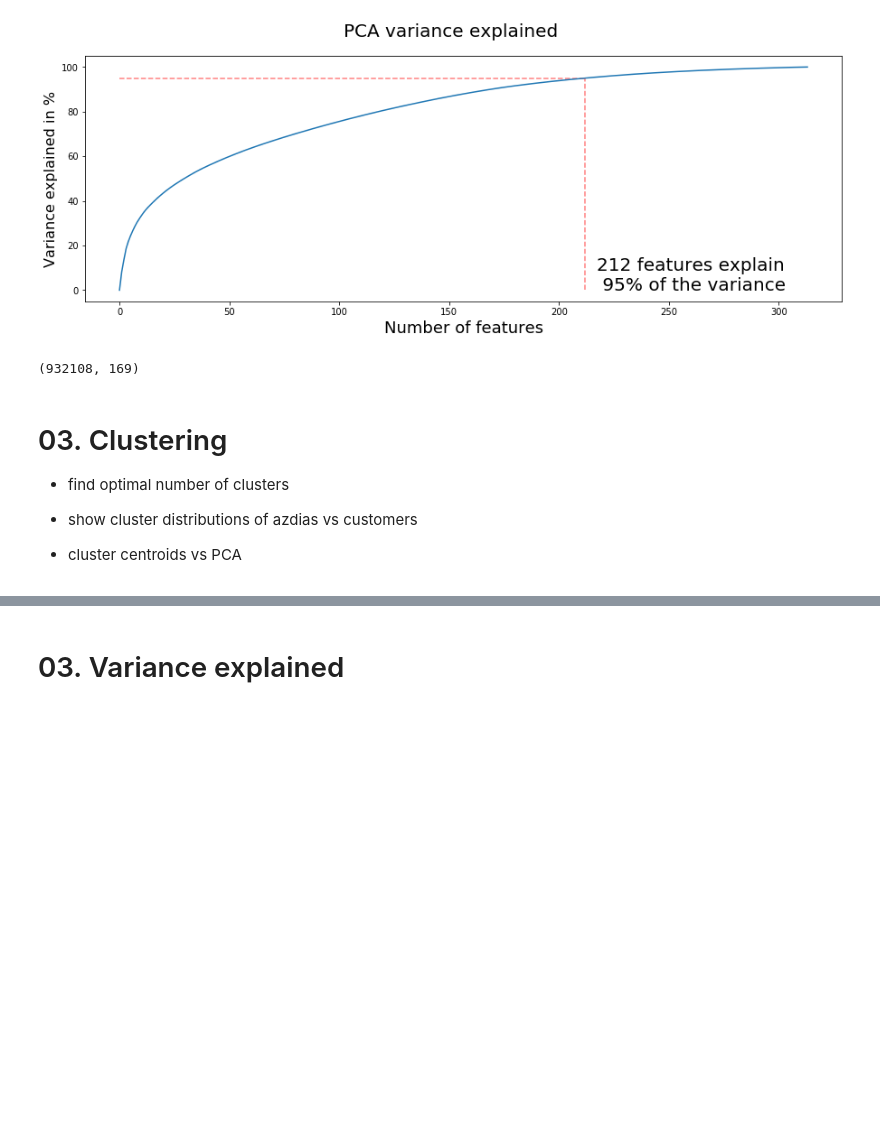
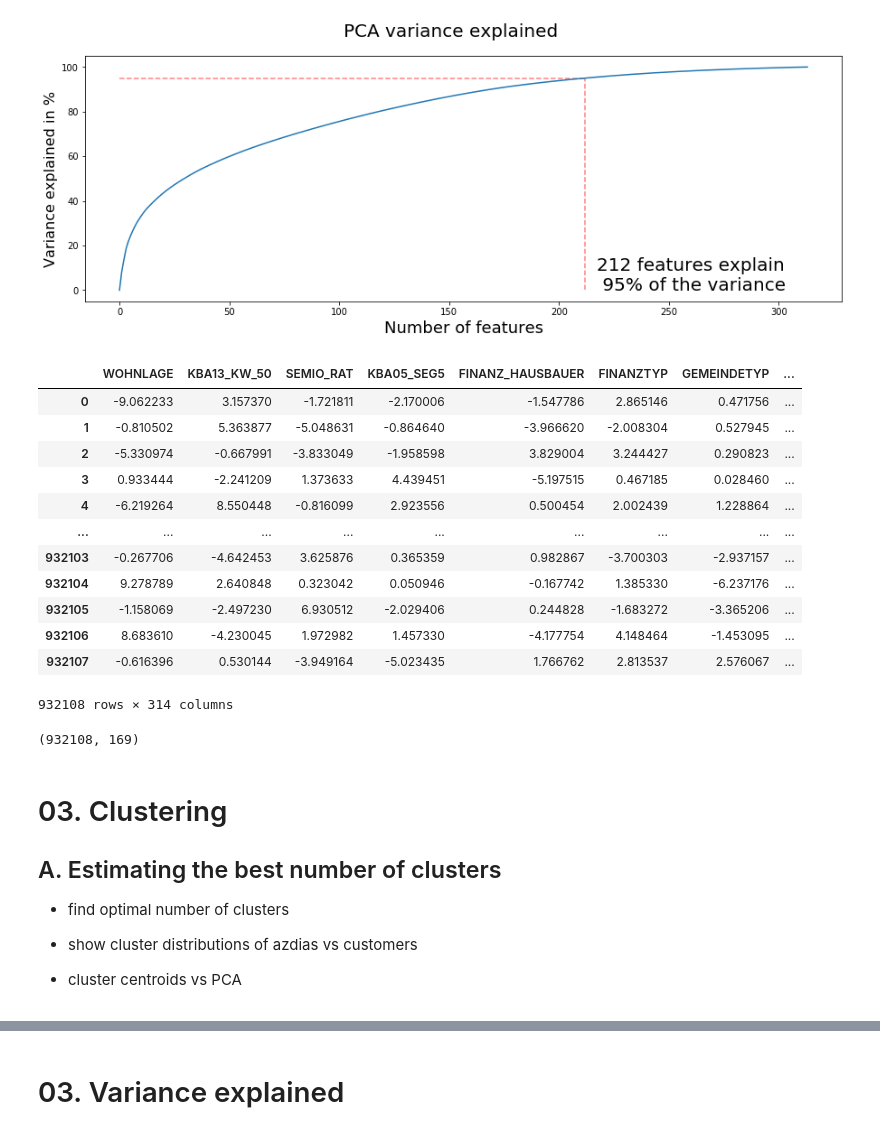
Before and after one commit to vaxherra/Arvato-Customer-Segmentation, a Jupyter notebook: Unsupervised/Unsupervised_Customer_Segmentation.ipynb, the cells around one changed output, grey strips where cells are left out. Drawn from its saved outputs; the diff is of its cells as text; code cells hidden in the pictures; blank space fills up the shorter version.

```diff
--- a/Unsupervised/Unsupervised_Customer_Segmentation.ipynb
+++ b/Unsupervised/Unsupervised_Customer_Segmentation.ipynb
@@ -176,4 +176,21 @@ variance_explained(pca,90)
 variance_explained(pca,95)
 # %% [output]
 [figure]
+# %%
+joint_dataset_PCA = pd.DataFrame(joint_dataset_PCA,columns=joint_dataset.columns)
+joint_dataset_PCA
+# %% [output]
+|  | WOHNLAGE | KBA13_KW_50 | SEMIO_RAT | KBA05_SEG5 | FINANZ_HAUSBAUER | FINANZTYP | GEMEINDETYP | ... |
+| 0 | -9.062233 | 3.157370 | -1.721811 | -2.170006 | -1.547786 | 2.865146 | 0.471756 | ... |
+| 1 | -0.810502 | 5.363877 | -5.048631 | -0.864640 | -3.966620 | -2.008304 | 0.527945 | ... |
+| 2 | -5.330974 | -0.667991 | -3.833049 | -1.958598 | 3.829004 | 3.244427 | 0.290823 | ... |
+| 3 | 0.933444 | -2.241209 | 1.373633 | 4.439451 | -5.197515 | 0.467185 | 0.028460 | ... |
+| 4 | -6.219264 | 8.550448 | -0.816099 | 2.923556 | 0.500454 | 2.002439 | 1.228864 | ... |
+| ... | ... | ... | ... | ... | ... | ... | ... | ... |
+| 932103 | -0.267706 | -4.642453 | 3.625876 | 0.365359 | 0.982867 | -3.700303 | -2.937157 | ... |
+| 932104 | 9.278789 | 2.640848 | 0.323042 | 0.050946 | -0.167742 | 1.385330 | -6.237176 | ... |
+| 932105 | -1.158069 | -2.497230 | 6.930512 | -2.029406 | 0.244828 | -1.683272 | -3.365206 | ... |
+| 932106 | 8.683610 | -4.230045 | 1.972982 | 1.457330 | -4.177754 | 4.148464 | -1.453095 | ... |
+| 932107 | -0.616396 | 0.530144 | -3.949164 | -5.023435 | 1.766762 | 2.813537 | 2.576067 | ... |
+932108 rows × 314 columns
 # %%
@@ -183,6 +200,8 @@ joint_dataset_PCA_reduced.shape
 (932108, 169)
 # %% [markdown]
 # 03. Clustering
+
+## A. Estimating the best number of clusters
 
 - find optimal number of clusters
 - show cluster distributions of azdias vs customers
```
Also changed, not shown: parts of 19 cells of this notebook, 4 other files.
